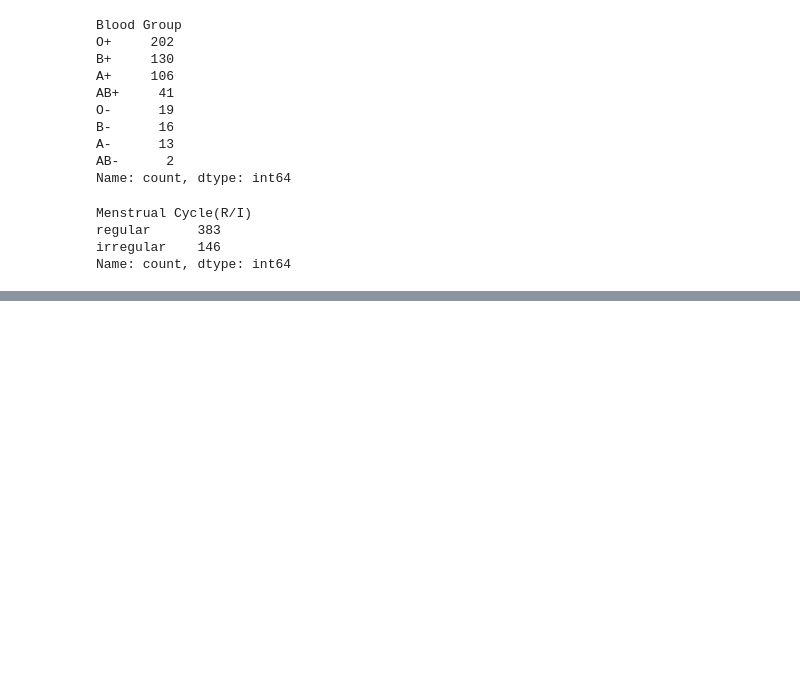
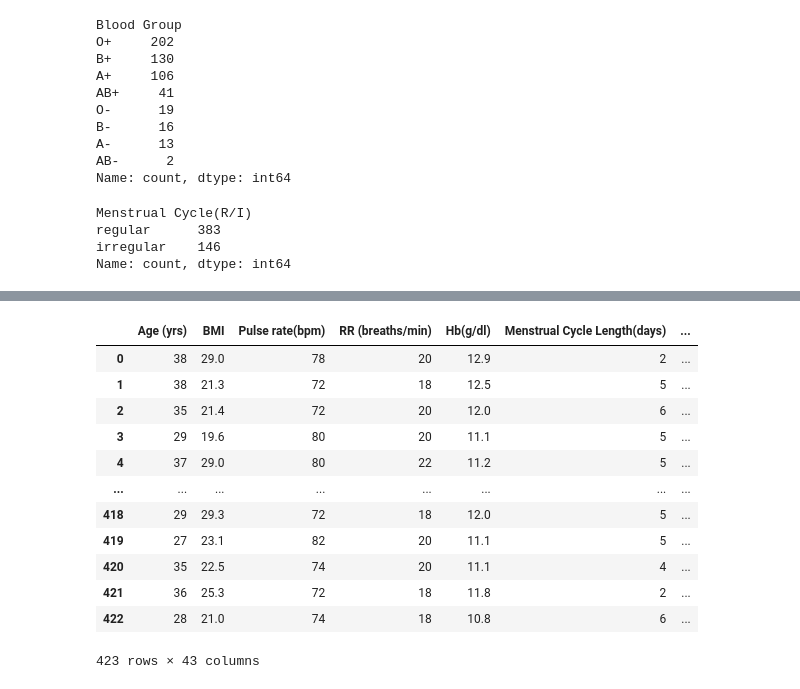
Before and after one commit to stacychann/dsa4262_pcos, a Jupyter notebook: Cleaning_EDA.ipynb, the cells around one changed output, grey strips where cells are left out. Cells and saved outputs as stored; diff of their text form; code cells hidden in the pictures; blank space fills up the shorter version.

```diff
--- a/Cleaning_EDA.ipynb
+++ b/Cleaning_EDA.ipynb
@@ -468,0 +523,5 @@ dtype: int64
+# %%
+# dependent variable
+y= tabtransformer_input_new['PCOS (Y/N)']
+# independent variables
+X= tabtransformer_input_new.drop(['PCOS (Y/N)'], axis=1)
@@ -468,0 +602,23 @@ dtype: int64
+# %%
+# For X_train
+X_train = X_train.reset_index(drop=True)
+encoder = OneHotEncoder(sparse_output=False)
+one_hot_encoded = encoder.fit_transform(X_train[cat_cols])
+one_hot_df = pd.DataFrame(one_hot_encoded,
+                          columns=encoder.get_feature_names_out(cat_cols))
+X_train = pd.concat([X_train.drop(cat_cols, axis=1), one_hot_df], axis=1)
+X_train
+# %% [output]
+|  | Age (yrs) | BMI | Pulse rate(bpm) | RR (breaths/min) | Hb(g/dl) | Menstrual Cycle Length(days) | ... |
+| 0 | 38 | 29.0 | 78 | 20 | 12.9 | 2 | ... |
+| 1 | 38 | 21.3 | 72 | 18 | 12.5 | 5 | ... |
+| 2 | 35 | 21.4 | 72 | 20 | 12.0 | 6 | ... |
+| 3 | 29 | 19.6 | 80 | 20 | 11.1 | 5 | ... |
+| 4 | 37 | 29.0 | 80 | 22 | 11.2 | 5 | ... |
+| ... | ... | ... | ... | ... | ... | ... | ... |
+| 418 | 29 | 29.3 | 72 | 18 | 12.0 | 5 | ... |
+| 419 | 27 | 23.1 | 82 | 20 | 11.1 | 5 | ... |
+| 420 | 35 | 22.5 | 74 | 20 | 11.1 | 4 | ... |
+| 421 | 36 | 25.3 | 72 | 18 | 11.8 | 2 | ... |
+| 422 | 28 | 21.0 | 74 | 18 | 10.8 | 6 | ... |
+423 rows × 43 columns
```
Also changed, not shown: parts of 127 cells of this notebook, 12 other files.
